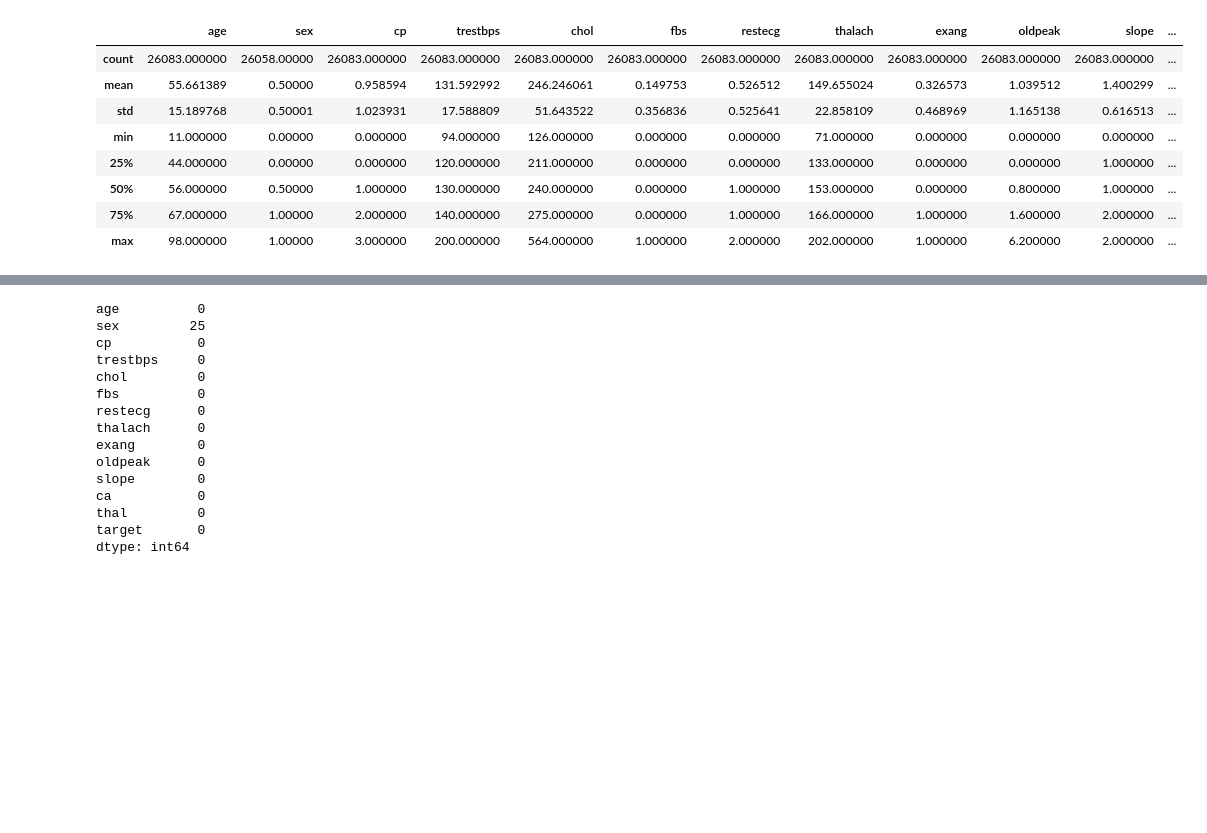
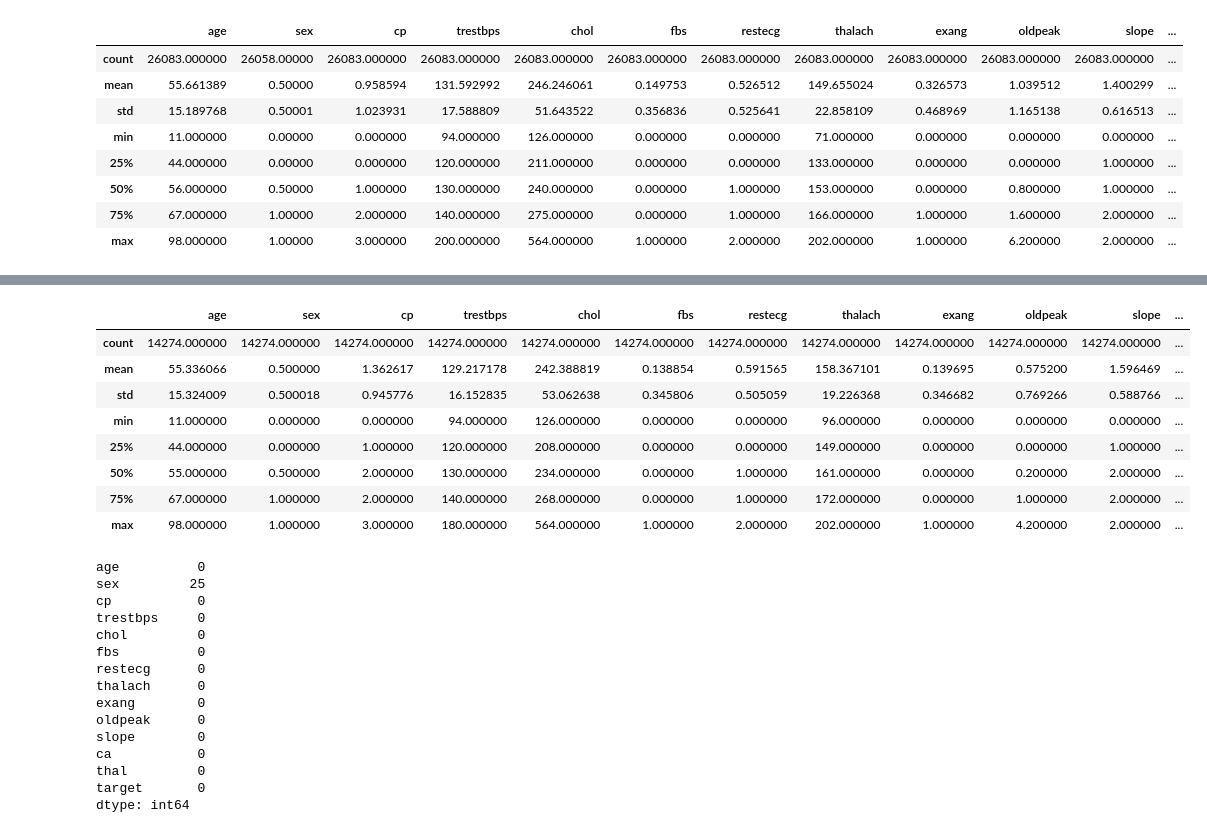
Before and after one commit to saifudienrosyid/finalproject_KKPM, a Jupyter notebook: baseline.ipynb, the cells around one changed output, grey strips where cells are left out. Drawn from its saved outputs; the diff is of its cells as text; code cells hidden in the pictures; blank space fills up the shorter version.

```diff
--- a/baseline.ipynb
+++ b/baseline.ipynb
@@ -54,3 +66,15 @@ df.describe()
+# %%
+df[df['target'] == 1].describe()
+# %% [output]
+|  | age | sex | cp | trestbps | chol | fbs | restecg | thalach | exang | oldpeak | slope | ... |
+| count | 14274.000000 | 14274.000000 | 14274.000000 | 14274.000000 | 14274.000000 | 14274.000000 | 14274.000000 | 14274.000000 | 14274.000000 | 14274.000000 | 14274.000000 | ... |
+| mean | 55.336066 | 0.500000 | 1.362617 | 129.217178 | 242.388819 | 0.138854 | 0.591565 | 158.367101 | 0.139695 | 0.575200 | 1.596469 | ... |
+| std | 15.324009 | 0.500018 | 0.945776 | 16.152835 | 53.062638 | 0.345806 | 0.505059 | 19.226368 | 0.346682 | 0.769266 | 0.588766 | ... |
+| min | 11.000000 | 0.000000 | 0.000000 | 94.000000 | 126.000000 | 0.000000 | 0.000000 | 96.000000 | 0.000000 | 0.000000 | 0.000000 | ... |
+| 25% | 44.000000 | 0.000000 | 1.000000 | 120.000000 | 208.000000 | 0.000000 | 0.000000 | 149.000000 | 0.000000 | 0.000000 | 1.000000 | ... |
+| 50% | 55.000000 | 0.500000 | 2.000000 | 130.000000 | 234.000000 | 0.000000 | 1.000000 | 161.000000 | 0.000000 | 0.200000 | 2.000000 | ... |
+| 75% | 67.000000 | 1.000000 | 2.000000 | 140.000000 | 268.000000 | 0.000000 | 1.000000 | 172.000000 | 0.000000 | 1.000000 | 2.000000 | ... |
+| max | 98.000000 | 1.000000 | 3.000000 | 180.000000 | 564.000000 | 1.000000 | 2.000000 | 202.000000 | 1.000000 | 4.200000 | 2.000000 | ... |
 # %%
 # Check apakah ada NULL values
 df.isna().sum()
```
Also changed, not shown: parts of 1 cell of this notebook.
